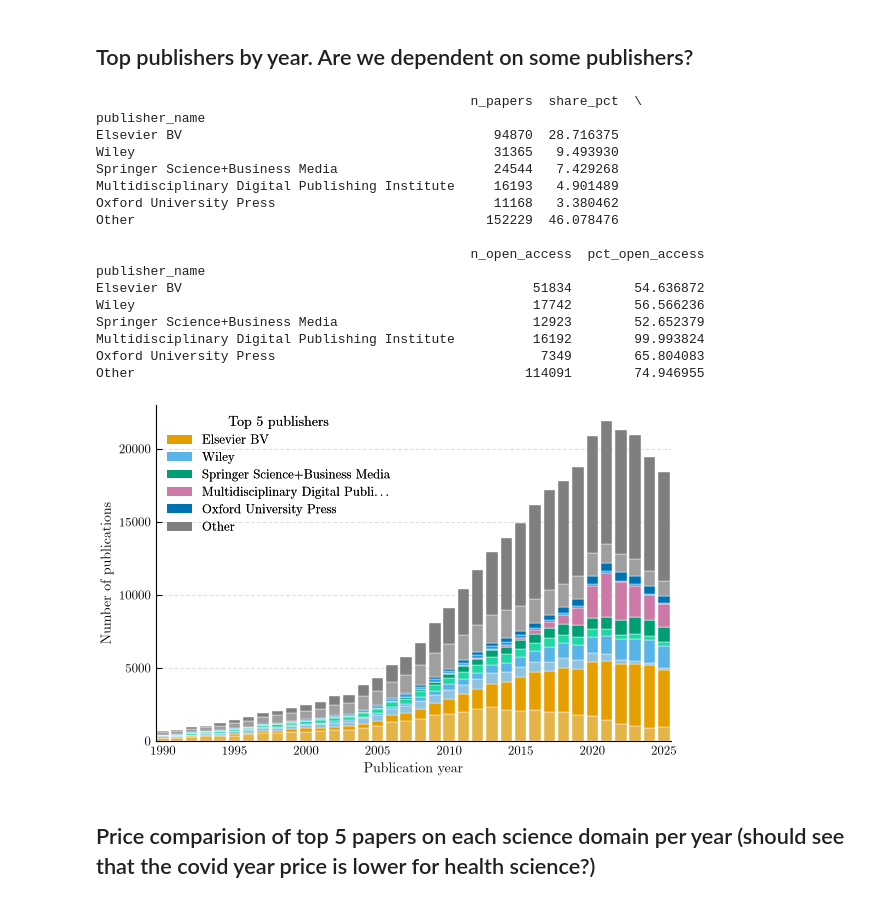
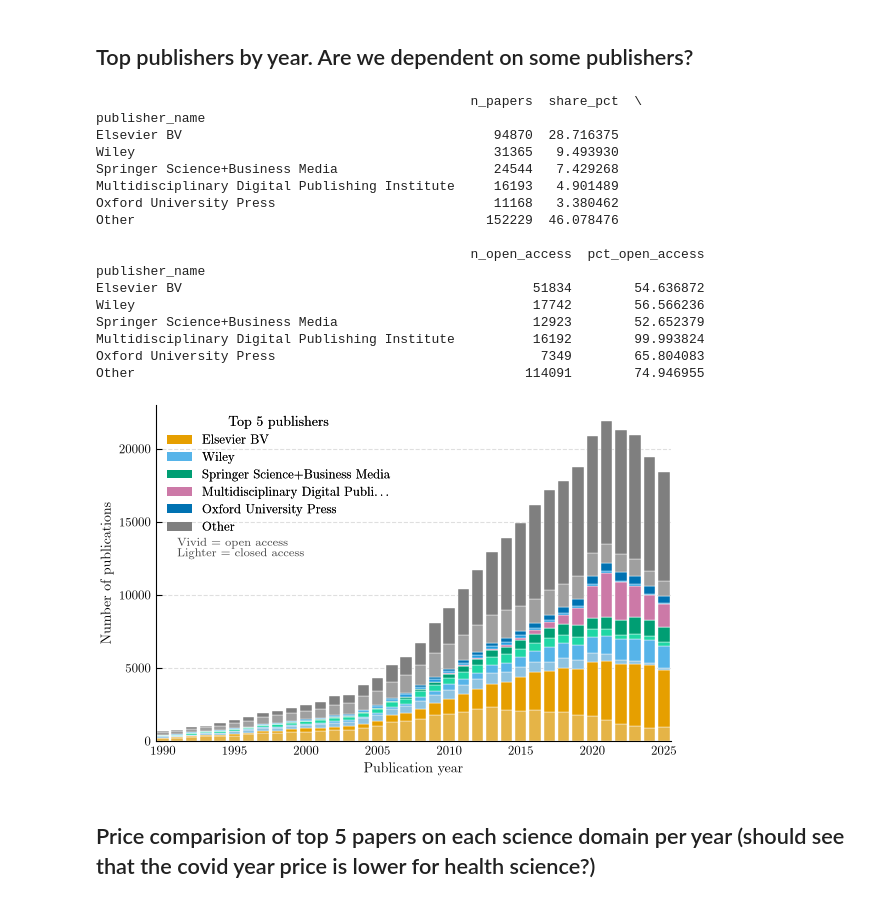
Before and after one commit to AdriRed/science-squared-avbd, a Jupyter notebook: notebooks/04_adri_apc_plots.ipynb, the cells around one changed output. Cells and saved outputs as stored; diff of their text form; code cells hidden in the pictures.

```diff
--- a/notebooks/04_adri_apc_plots.ipynb
+++ b/notebooks/04_adri_apc_plots.ipynb
@@ -507,7 +507,7 @@ def plot_top_publishers_by_year(
 
     # Access-type hint as small text (keeps the plot clean, no 2nd legend)
     ax.annotate(
-        xy=(1981, 13000),
+        xy=(1991, 12500),
         text="Vivid = open access\nLighter = closed access",
         transform=ax.transAxes, ha="left", va="bottom",
         fontsize=8.5, style="italic", color="#444",
@@ -545,34 +545,34 @@ def plot_top_publishers_by_year(
 
 
 # --- Usage (same signature as before) ---------------------------------------
 fig, ax, summary = plot_top_publishers_by_year(
     df, top_n=5, min_year=1990, figsize=(6, 4),
     aggregation_column="publisher_name",
 )
 ax.set_xlim(1989.5, 2025.5)
 fig.savefig(FIGS / "top5_publishers_by_year.pdf", bbox_inches="tight")
 fig.savefig(FIGS / "top5_publishers_by_year.png", bbox_inches="tight")
 print(summary)
 plt.show()
 # %% [output]
                                                 n_papers  share_pct  \
 publisher_name
 Elsevier BV                                        94870  28.716375
 Wiley                                              31365   9.493930
 Springer Science+Business Media                    24544   7.429268
 Multidisciplinary Digital Publishing Institute     16193   4.901489
 Oxford University Press                            11168   3.380462
 Other                                             152229  46.078476
 
                                                 n_open_access  pct_open_access
 publisher_name
 Elsevier BV                                             51834        54.636872
 Wiley                                                   17742        56.566236
 Springer Science+Business Media                         12923        52.652379
 Multidisciplinary Digital Publishing Institute          16192        99.993824
 Oxford University Press                                  7349        65.804083
 Other                                                  114091        74.946955
-[figure, old version]
+[figure, new version]
 # %% [markdown]
 ## Price comparision of top 5 papers on each science domain per year (should see that the covid year price is lower for health science?)
 # %%
```
Also changed, not shown: 40 other files.
